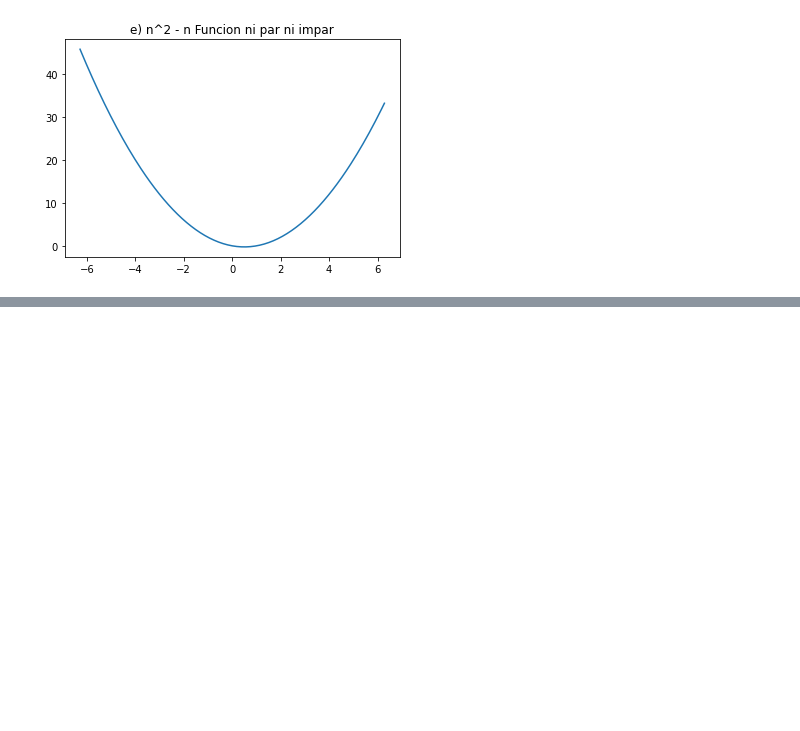
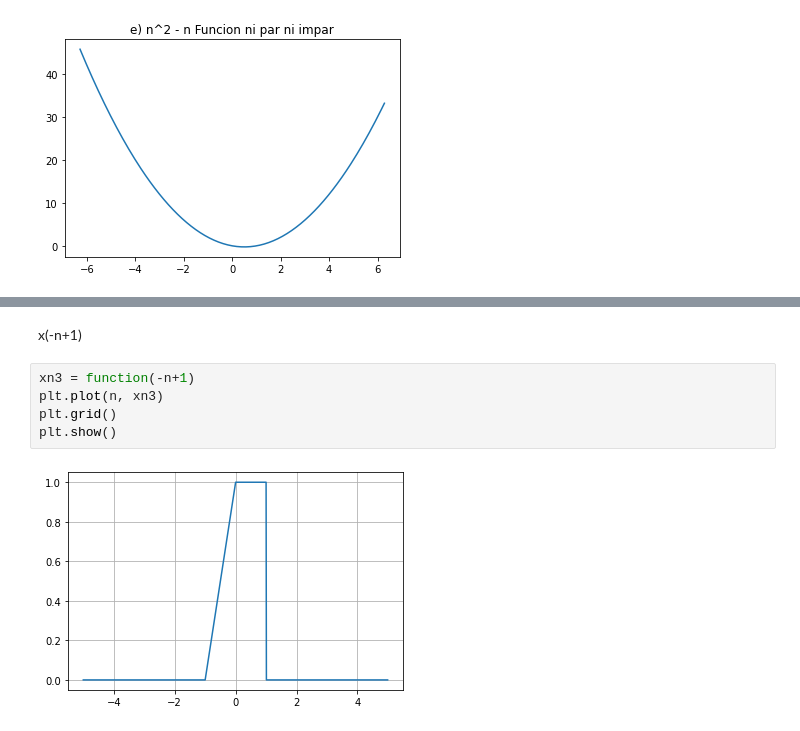
Before and after one commit to Armando5Rdh/procesamientoSenales, a Jupyter notebook: Python/PDS_1.2.ipynb, the cells around one changed output, grey strips where cells are left out. Drawn from its saved outputs; the diff is of its cells as text; blank space fills up the shorter version.

```diff
--- a/Python/PDS_1.2.ipynb
+++ b/Python/PDS_1.2.ipynb
@@ -55,0 +83,9 @@ plt.show()
+# %% [markdown]
+x(-n+1)
+# %%
+xn3 = function(-n+1)
+plt.plot(n, xn3)
+plt.grid()
+plt.show()
+# %% [output]
+[figure, added]
```
Also changed, not shown: parts of 11 cells of this notebook, 2 other files.
